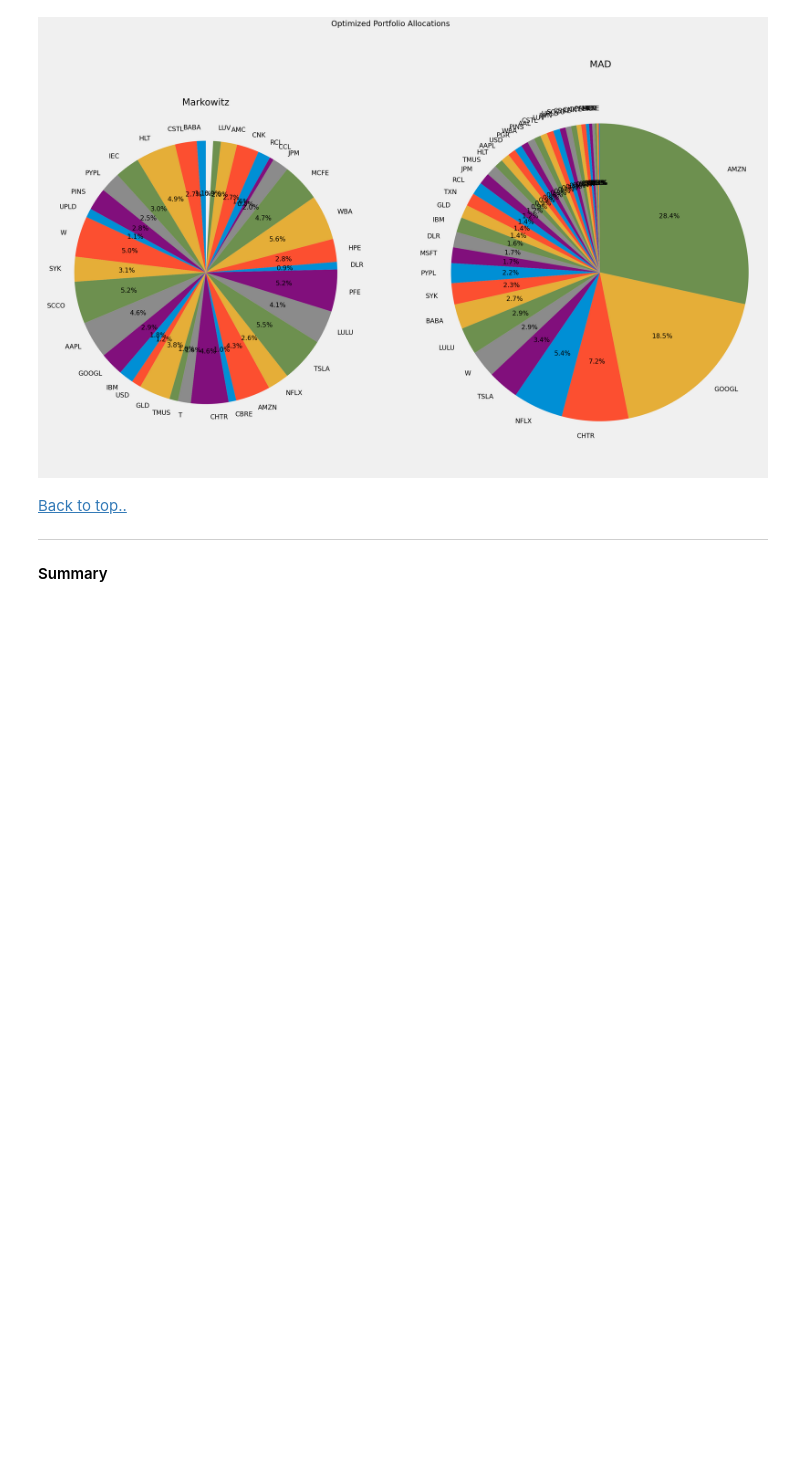
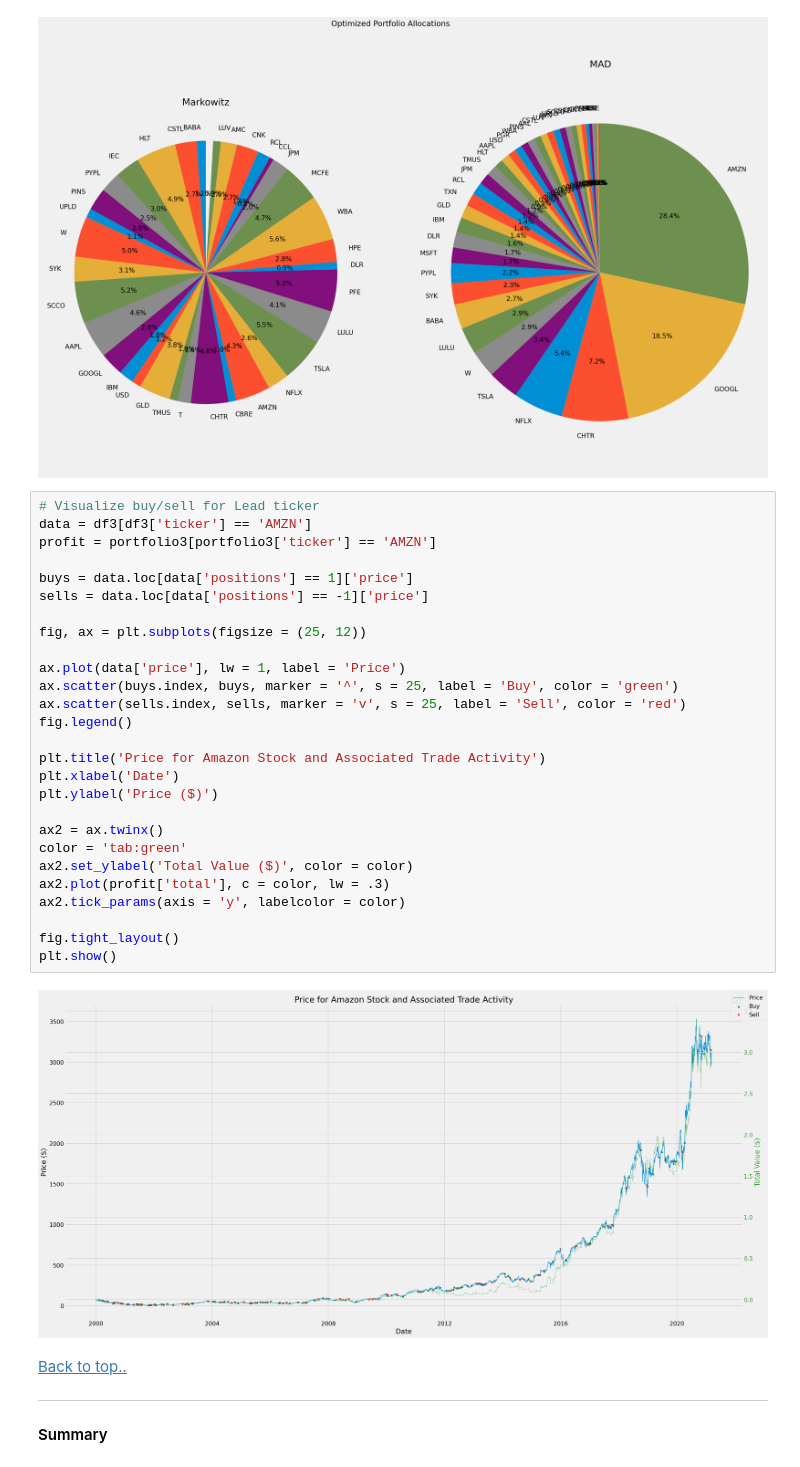
Before and after one commit to doctorofdata/quant, a Jupyter notebook: quantitative_finance.ipynb, the cells around one changed output. Saved outputs shown, nothing was run; the diff lists cells and outputs as text; blank space fills up the shorter version.

```diff
--- a/quantitative_finance.ipynb
+++ b/quantitative_finance.ipynb
@@ -593,6 +593,35 @@ plt.axis('equal')
 plt.show()
 # %% [output]
 [figure]
+# %%
+# Visualize buy/sell for Lead ticker
+data = df3[df3['ticker'] == 'AMZN']
+profit = portfolio3[portfolio3['ticker'] == 'AMZN']
+
+buys = data.loc[data['positions'] == 1]['price']
+sells = data.loc[data['positions'] == -1]['price']
+
+fig, ax = plt.subplots(figsize = (25, 12))
+
+ax.plot(data['price'], lw = 1, label = 'Price')
+ax.scatter(buys.index, buys, marker = '^', s = 25, label = 'Buy', color = 'green')
+ax.scatter(sells.index, sells, marker = 'v', s = 25, label = 'Sell', color = 'red')
+fig.legend()
+
+plt.title('Price for Amazon Stock and Associated Trade Activity')
+plt.xlabel('Date')
+plt.ylabel('Price ($)')
+
+ax2 = ax.twinx()
+color = 'tab:green'
+ax2.set_ylabel('Total Value ($)', color = color)
+ax2.plot(profit['total'], c = color, lw = .3)
+ax2.tick_params(axis = 'y', labelcolor = color)
+
+fig.tight_layout()
+plt.show()
+# %% [output]
+[figure, added]
 # %% [markdown]
 [Back to top..](#top)
 
```
